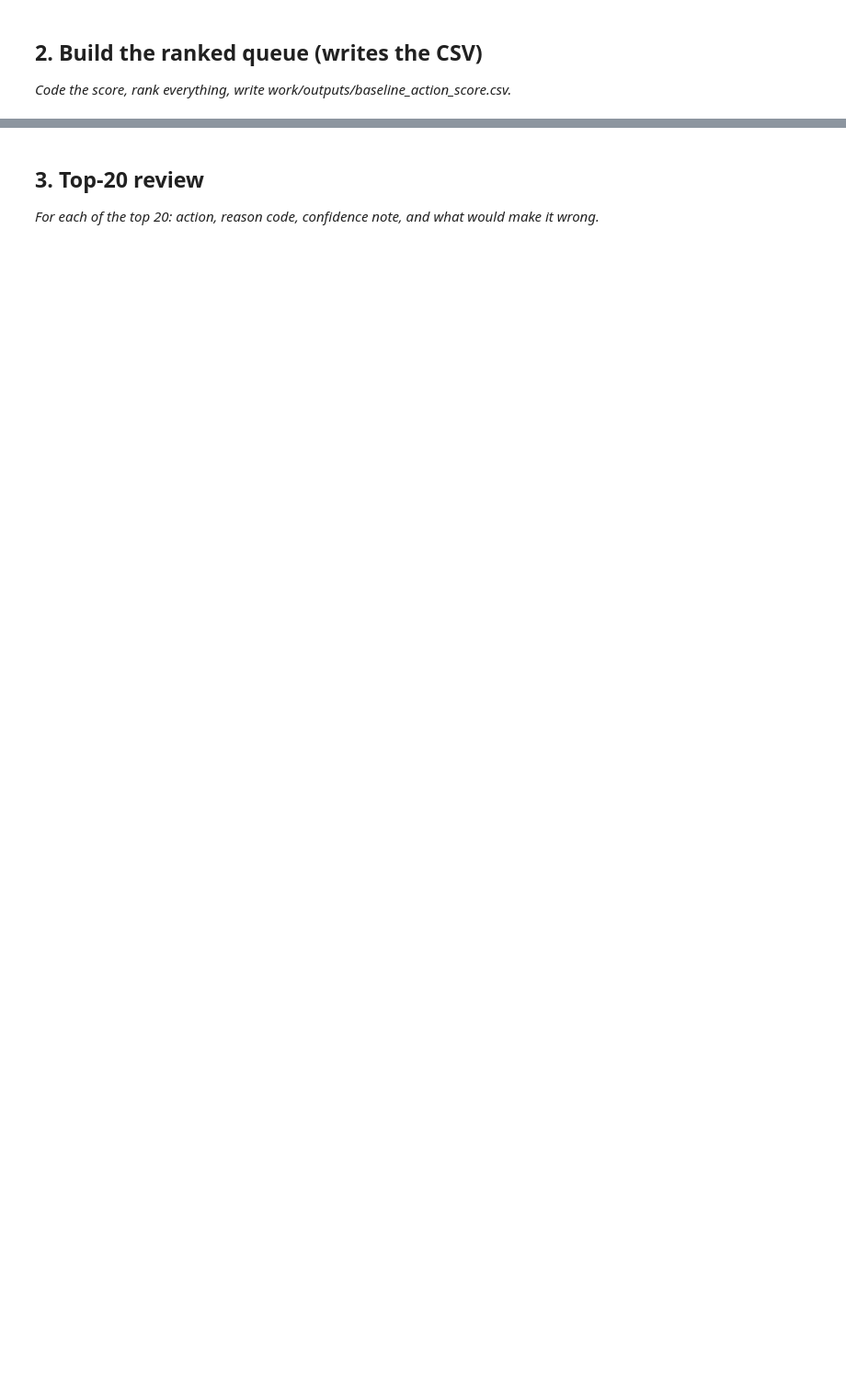
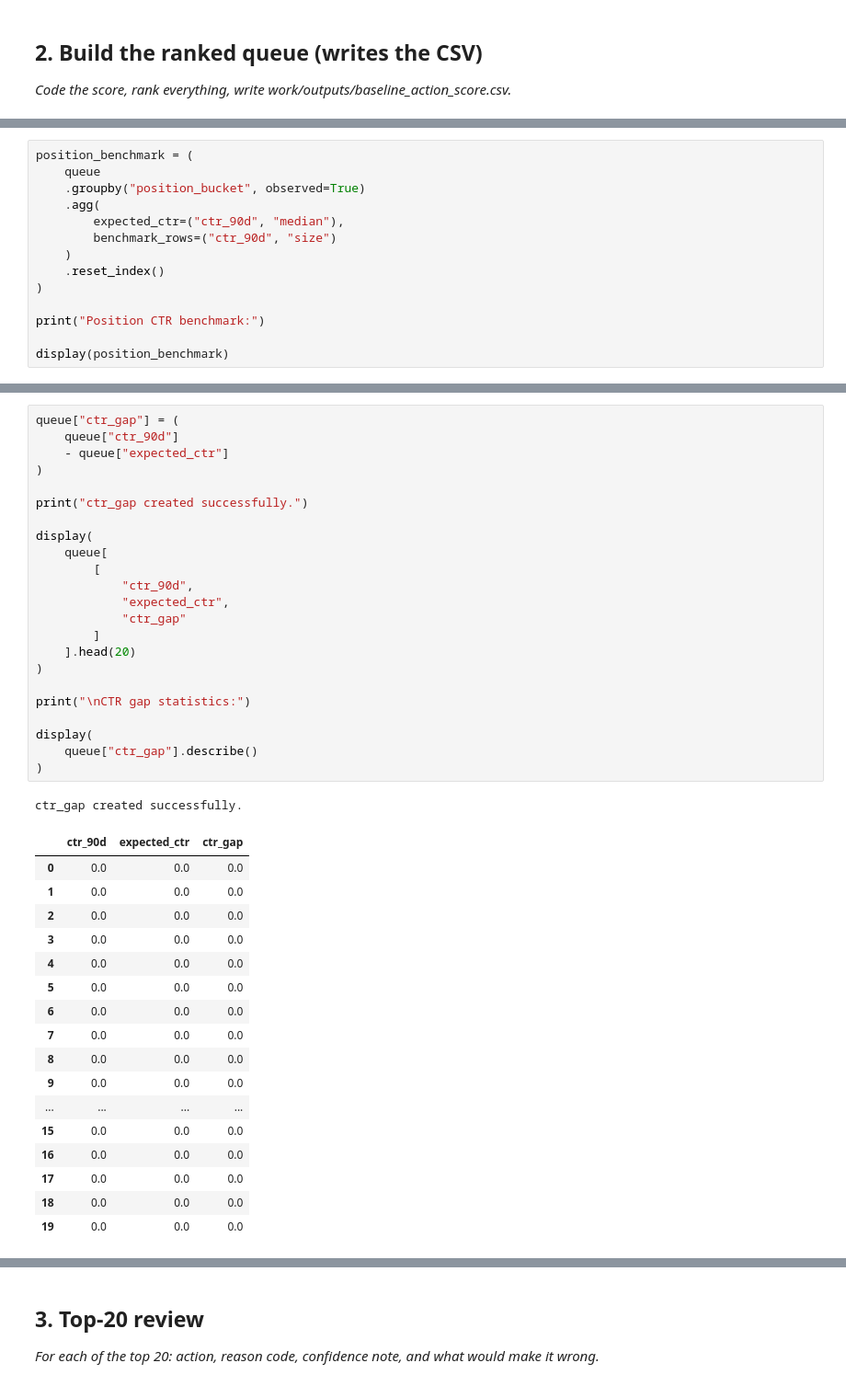
Before and after one commit to aijaz-khalique/flyrank-machine-learning-internship, a Jupyter notebook: work/notebooks/w04_baseline_score.ipynb, the cells around one changed output, grey strips where cells are left out. Shown at 92% size. Saved outputs shown, nothing was run; the diff lists cells and outputs as text; blank space fills up the shorter version.

```diff
--- a/work/notebooks/w04_baseline_score.ipynb
+++ b/work/notebooks/w04_baseline_score.ipynb
@@ -241,0 +184,14 @@ display(baseline_queue.head(20))
+# %%
+position_benchmark = (
+    queue
+    .groupby("position_bucket", observed=True)
+    .agg(
+        expected_ctr=("ctr_90d", "median"),
+        benchmark_rows=("ctr_90d", "size")
+    )
+    .reset_index()
+)
+
+print("Position CTR benchmark:")
+
+display(position_benchmark)
@@ -241,0 +238,42 @@ display(baseline_queue.head(20))
+# %%
+queue["ctr_gap"] = (
+    queue["ctr_90d"]
+    - queue["expected_ctr"]
+)
+
+print("ctr_gap created successfully.")
+
+display(
+    queue[
+        [
+            "ctr_90d",
+            "expected_ctr",
+            "ctr_gap"
+        ]
+    ].head(20)
+)
+
+print("\nCTR gap statistics:")
+
+display(
+    queue["ctr_gap"].describe()
+)
+# %% [output]
+ctr_gap created successfully.
+|  | ctr_90d | expected_ctr | ctr_gap |
+| 0 | 0.0 | 0.0 | 0.0 |
+| 1 | 0.0 | 0.0 | 0.0 |
+| 2 | 0.0 | 0.0 | 0.0 |
+| 3 | 0.0 | 0.0 | 0.0 |
+| 4 | 0.0 | 0.0 | 0.0 |
+| 5 | 0.0 | 0.0 | 0.0 |
+| 6 | 0.0 | 0.0 | 0.0 |
+| 7 | 0.0 | 0.0 | 0.0 |
+| 8 | 0.0 | 0.0 | 0.0 |
+| 9 | 0.0 | 0.0 | 0.0 |
+| ... | ... | ... | ... |
+| 15 | 0.0 | 0.0 | 0.0 |
+| 16 | 0.0 | 0.0 | 0.0 |
+| 17 | 0.0 | 0.0 | 0.0 |
+| 18 | 0.0 | 0.0 | 0.0 |
+| 19 | 0.0 | 0.0 | 0.0 |
```
Also changed, not shown: parts of 27 cells of this notebook.
